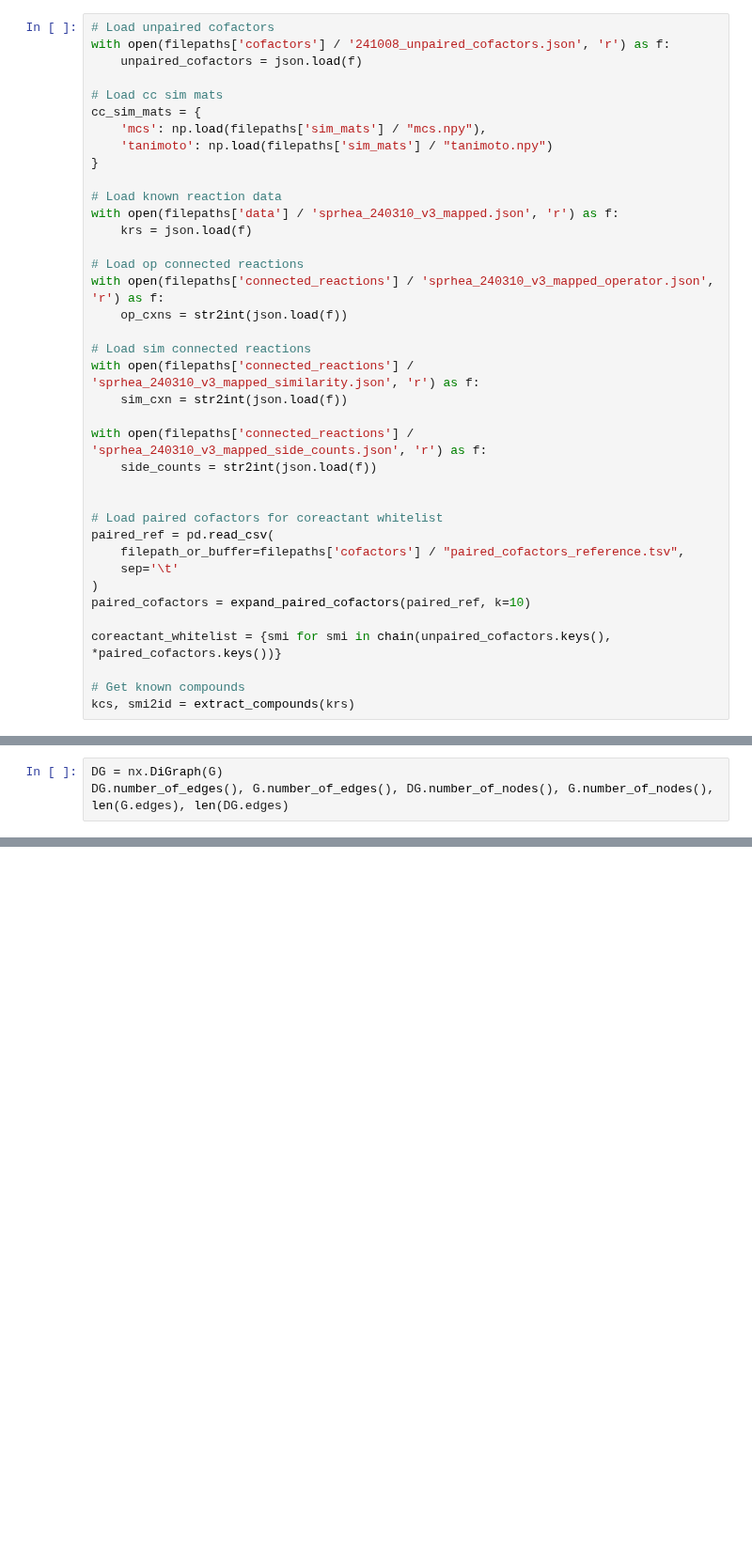
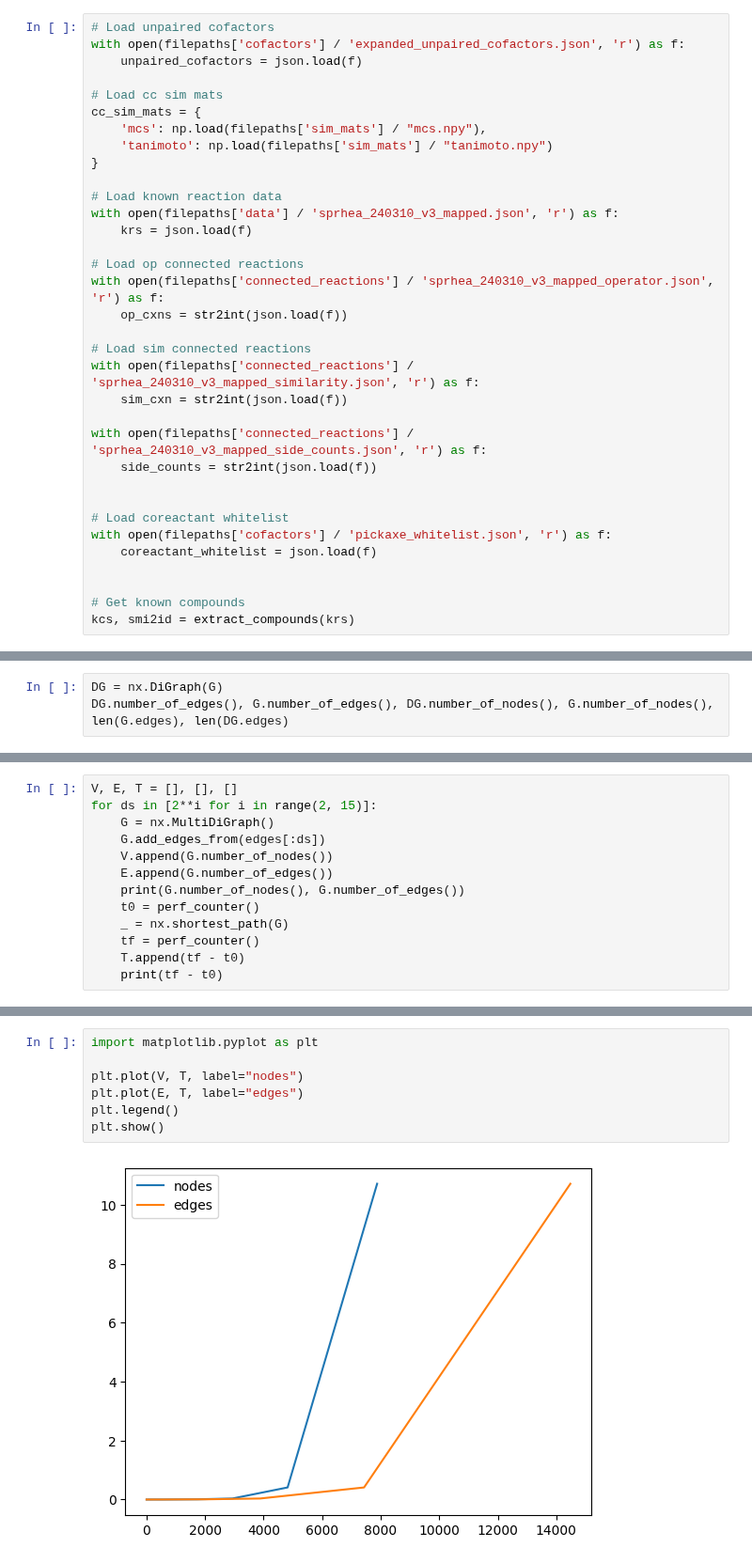
Before and after one commit to stefanpate/krxns, a Jupyter notebook: notebooks/spot_check_reaction_network.ipynb, the cells around one changed output, grey strips where cells are left out. Shown at 94% size. Saved outputs shown, nothing was run; the diff lists cells and outputs as text; blank space fills up the shorter version.

Commit message:
Stored cofactor files and created a way to generate them given some assumptions. Prepared naive sample paths script

```diff
--- a/notebooks/spot_check_reaction_network.ipynb
+++ b/notebooks/spot_check_reaction_network.ipynb
@@ -18,7 +18,7 @@ The autoreload extension is already loaded. To reload it, use:
   %reload_ext autoreload
 # %%
 # Load unpaired cofactors
-with open(filepaths['cofactors'] / '241008_unpaired_cofactors.json', 'r') as f:
+with open(filepaths['cofactors'] / 'expanded_unpaired_cofactors.json', 'r') as f:
     unpaired_cofactors = json.load(f)
 
 # Load cc sim mats
@@ -43,14 +43,10 @@ with open(filepaths['connected_reactions'] / 'sprhea_240310_v3_mapped_side_count
     side_counts = str2int(json.load(f))
 
 
-# Load paired cofactors for coreactant whitelist
-paired_ref = pd.read_csv(
-    filepath_or_buffer=filepaths['cofactors'] / "paired_cofactors_reference.tsv",
-    sep='\t'
-)
-paired_cofactors = expand_paired_cofactors(paired_ref, k=10)
+# Load coreactant whitelist
+with open(filepaths['cofactors'] / 'pickaxe_whitelist.json', 'r') as f:
+    coreactant_whitelist = json.load(f)
 
-coreactant_whitelist = {smi for smi in chain(unpaired_cofactors.keys(), *paired_cofactors.keys())}
 
 # Get known compounds
 kcs, smi2id = extract_compounds(krs)
@@ -177,0 +205,13 @@ list(G.edges)[0],
+# %%
+V, E, T = [], [], []
+for ds in [2**i for i in range(2, 15)]:
+    G = nx.MultiDiGraph()
+    G.add_edges_from(edges[:ds])
+    V.append(G.number_of_nodes())
+    E.append(G.number_of_edges())
+    print(G.number_of_nodes(), G.number_of_edges())
+    t0 = perf_counter()
+    _ = nx.shortest_path(G)
+    tf = perf_counter()
+    T.append(tf - t0)
+    print(tf - t0)
@@ -177,0 +236,9 @@ list(G.edges)[0],
+# %%
+import matplotlib.pyplot as plt
+
+plt.plot(V, T, label="nodes")
+plt.plot(E, T, label="edges")
+plt.legend()
+plt.show()
+# %% [output]
+[figure, added]
```
Also changed, not shown: parts of 10 cells of this notebook, 10 other files.
